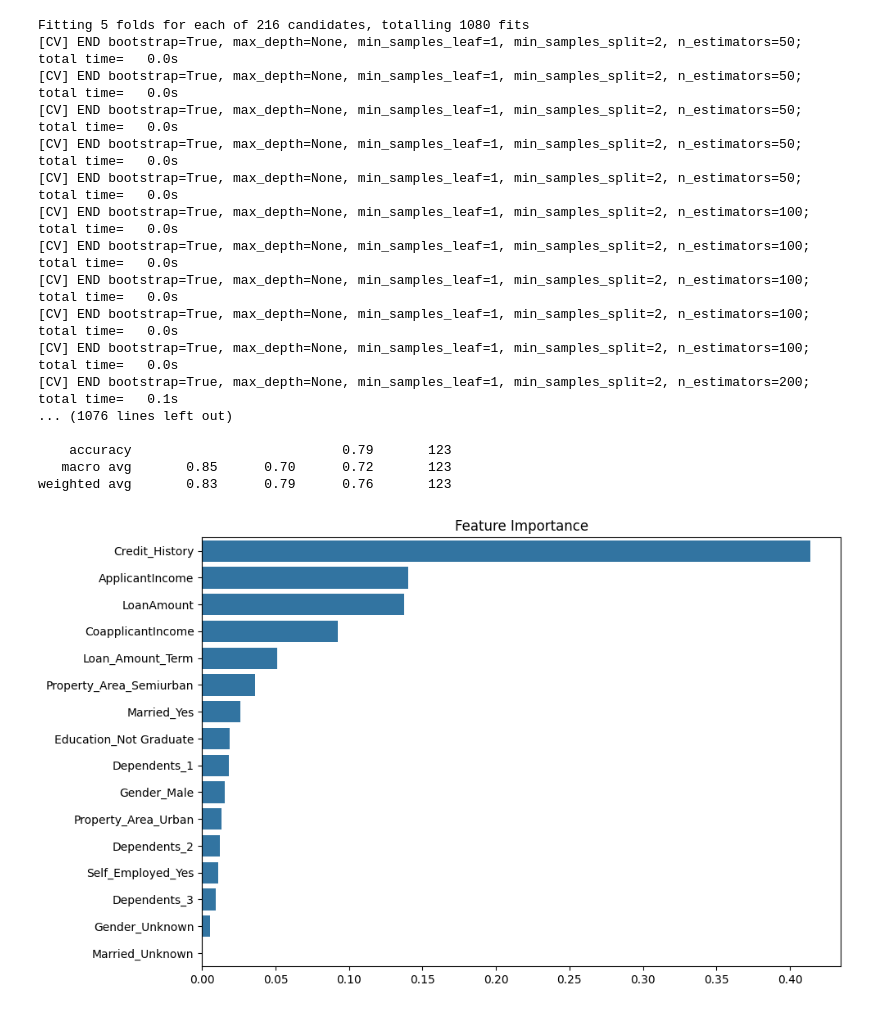
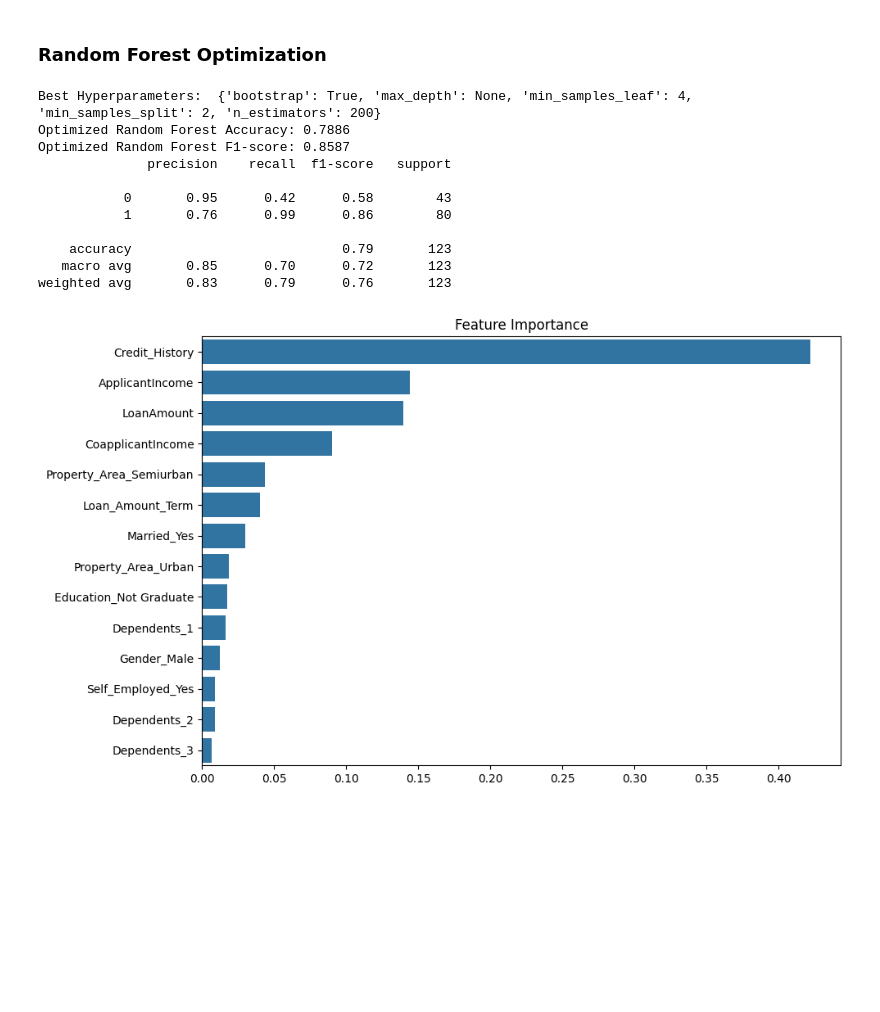
Before and after one commit to Ismat-Samadov/Loan_Eligiblity, a Jupyter notebook: model/research.ipynb, the cells around one changed output. Drawn from its saved outputs; the diff is of its cells as text; code cells hidden in the pictures; blank space fills up the shorter version.

```diff
--- a/model/research.ipynb
+++ b/model/research.ipynb
@@ -15,17 +17,19 @@ import seaborn as sns
 loan_train = pd.read_csv('data/loan-train.csv')
 
 # Step 1: Clean the data
-# Handling missing values: Fill missing LoanAmount with median, Loan_Amount_Term with mode, and Credit_History with mode
-loan_train['LoanAmount'].fillna(loan_train['LoanAmount'].median(), inplace=True)
-loan_train['Loan_Amount_Term'].fillna(loan_train['Loan_Amount_Term'].mode()[0], inplace=True)
-loan_train['Credit_History'].fillna(loan_train['Credit_History'].mode()[0], inplace=True)
+# Separate categorical and numerical columns
+categorical_cols = loan_train.select_dtypes(include=['object']).columns
+numerical_cols = loan_train.select_dtypes(exclude=['object']).columns
 
-# Fill missing values for categorical features
-loan_train['Gender'] = loan_train['Gender'].fillna('Unknown')
-loan_train['Married'] = loan_train['Married'].fillna('Unknown')
+# Fill missing values: Categorical columns with mode, Numerical columns with mean
+for col in categorical_cols:
+    loan_train[col].fillna(loan_train[col].mode()[0], inplace=True)
+
+for col in numerical_cols:
+    loan_train[col].fillna(loan_train[col].mean(), inplace=True)
+
+# Replace '3+' in Dependents with '3' and convert Dependents to numerical
 loan_train['Dependents'] = loan_train['Dependents'].replace('3+', '3')
-loan_train['Dependents'] = loan_train['Dependents'].fillna('0')
-loan_train['Self_Employed'] = loan_train['Self_Employed'].fillna('No')
 
 # One-hot encode categorical variables using pd.get_dummies
 loan_train = pd.get_dummies(loan_train, columns=['Gender', 'Married', 'Dependents', 'Education', 'Self_Employed', 'Property_Area'], drop_first=True)
@@ -92,3 +96,5 @@ weighted avg       0.42      0.65      0.51       123
+# %% [markdown]
+### Random Forest Optimization
 # %%
 import pandas as pd
 from sklearn.model_selection import train_test_split, GridSearchCV
@@ -102,17 +108,19 @@ import numpy as np
 loan_train = pd.read_csv('data/loan-train.csv')
 
 # Step 1: Clean the data
-# Handling missing values: Fill missing LoanAmount with median, Loan_Amount_Term with mode, and Credit_History with mode
-loan_train['LoanAmount'].fillna(loan_train['LoanAmount'].median(), inplace=True)
-loan_train['Loan_Amount_Term'].fillna(loan_train['Loan_Amount_Term'].mode()[0], inplace=True)
-loan_train['Credit_History'].fillna(loan_train['Credit_History'].mode()[0], inplace=True)
+# Separate categorical and numerical columns
+categorical_cols = loan_train.select_dtypes(include=['object']).columns
+numerical_cols = loan_train.select_dtypes(exclude=['object']).columns
 
-# Fill missing values for categorical features
-loan_train['Gender'] = loan_train['Gender'].fillna('Unknown')
-loan_train['Married'] = loan_train['Married'].fillna('Unknown')
+# Fill missing values: Categorical columns with mode, Numerical columns with mean
+for col in categorical_cols:
+    loan_train[col].fillna(loan_train[col].mode()[0], inplace=True)
+
+for col in numerical_cols:
+    loan_train[col].fillna(loan_train[col].mean(), inplace=True)
+
+# Replace '3+' in Dependents with '3'
 loan_train['Dependents'] = loan_train['Dependents'].replace('3+', '3')
-loan_train['Dependents'] = loan_train['Dependents'].fillna('0')
-loan_train['Self_Employed'] = loan_train['Self_Employed'].fillna('No')
 
 # One-hot encode categorical variables using pd.get_dummies
 loan_train = pd.get_dummies(loan_train, columns=['Gender', 'Married', 'Dependents', 'Education', 'Self_Employed', 'Property_Area'], drop_first=True)
@@ -140,49 +148,47 @@ param_grid = {
 rf_model = RandomForestClassifier(random_state=42)
 
 # Step 4: Use GridSearchCV for hyperparameter tuning (set n_jobs=1 to avoid multiprocessing issues)
-grid_search = GridSearchCV(estimator=rf_model, param_grid=param_grid, cv=5, scoring='f1', n_jobs=1, verbose=2)
+grid_search = GridSearchCV(estimator=rf_model, param_grid=param_grid, cv=5, scoring='f1', n_jobs=1, verbose=0)  # verbose=0 for minimum output
 grid_search.fit(X_train, y_train)
 
 # Get the best model from grid search
 best_rf_model = grid_search.best_estimator_
+
+# Print the best hyperparameters
+print("Best Hyperparameters: ", grid_search.best_params_)
 
 # Step 5: Evaluate the best model on the test set
 y_pred = best_rf_model.predict(X_test)
 accuracy = accuracy_score(y_test, y_pred)
 f1 = f1_score(y_test, y_pred)
 
-# Display the best hyperparameters
-print("Best Hyperparameters: ", grid_search.best_params_)
+# Print accuracy and F1-score
 print(f"Optimized Random Forest Accuracy: {accuracy:.4f}")
 print(f"Optimized Random Forest F1-score: {f1:.4f}")
+
+# Print classification report
 print(classification_report(y_test, y_pred))
 
 # Step 6: Visualize feature importance (Optional)
 plt.figure(figsize=(10, 6))
 importances = best_rf_model.feature_importances_
 indices = np.argsort(importances)[::-1]
 features = X.columns
 
 sns.barplot(x=importances[indices], y=[features[i] for i in indices])
 plt.title('Feature Importance')
 plt.tight_layout()
 plt.show()
 # %% [output]
-Fitting 5 folds for each of 216 candidates, totalling 1080 fits
-[CV] END bootstrap=True, max_depth=None, min_samples_leaf=1, min_samples_split=2, n_estimators=50; total time=   0.0s
-[CV] END bootstrap=True, max_depth=None, min_samples_leaf=1, min_samples_split=2, n_estimators=50; total time=   0.0s
-[CV] END bootstrap=True, max_depth=None, min_samples_leaf=1, min_samples_split=2, n_estimators=50; total time=   0.0s
-[CV] END bootstrap=True, max_depth=None, min_samples_leaf=1, min_samples_split=2, n_estimators=50; total time=   0.0s
-[CV] END bootstrap=True, max_depth=None, min_samples_leaf=1, min_samples_split=2, n_estimators=50; total time=   0.0s
-[CV] END bootstrap=True, max_depth=None, min_samples_leaf=1, min_samples_split=2, n_estimators=100; total time=   0.0s
-[CV] END bootstrap=True, max_depth=None, min_samples_leaf=1, min_samples_split=2, n_estimators=100; total time=   0.0s
-[CV] END bootstrap=True, max_depth=None, min_samples_leaf=1, min_samples_split=2, n_estimators=100; total time=   0.0s
-[CV] END bootstrap=True, max_depth=None, min_samples_leaf=1, min_samples_split=2, n_estimators=100; total time=   0.0s
-[CV] END bootstrap=True, max_depth=None, min_samples_leaf=1, min_samples_split=2, n_estimators=100; total time=   0.0s
-[CV] END bootstrap=True, max_depth=None, min_samples_leaf=1, min_samples_split=2, n_estimators=200; total time=   0.1s
-... (1076 lines left out)
+Best Hyperparameters:  {'bootstrap': True, 'max_depth': None, 'min_samples_leaf': 4, 'min_samples_split': 2, 'n_estimators': 200}
+Optimized Random Forest Accuracy: 0.7886
+Optimized Random Forest F1-score: 0.8587
+              precision    recall  f1-score   support
+
+           0       0.95      0.42      0.58        43
+           1       0.76      0.99      0.86        80
 
     accuracy                           0.79       123
    macro avg       0.85      0.70      0.72       123
 weighted avg       0.83      0.79      0.76       123
-[figure, old version]
+[figure, new version]
```
Also changed, not shown: parts of 6 cells of this notebook, 1 other file.
